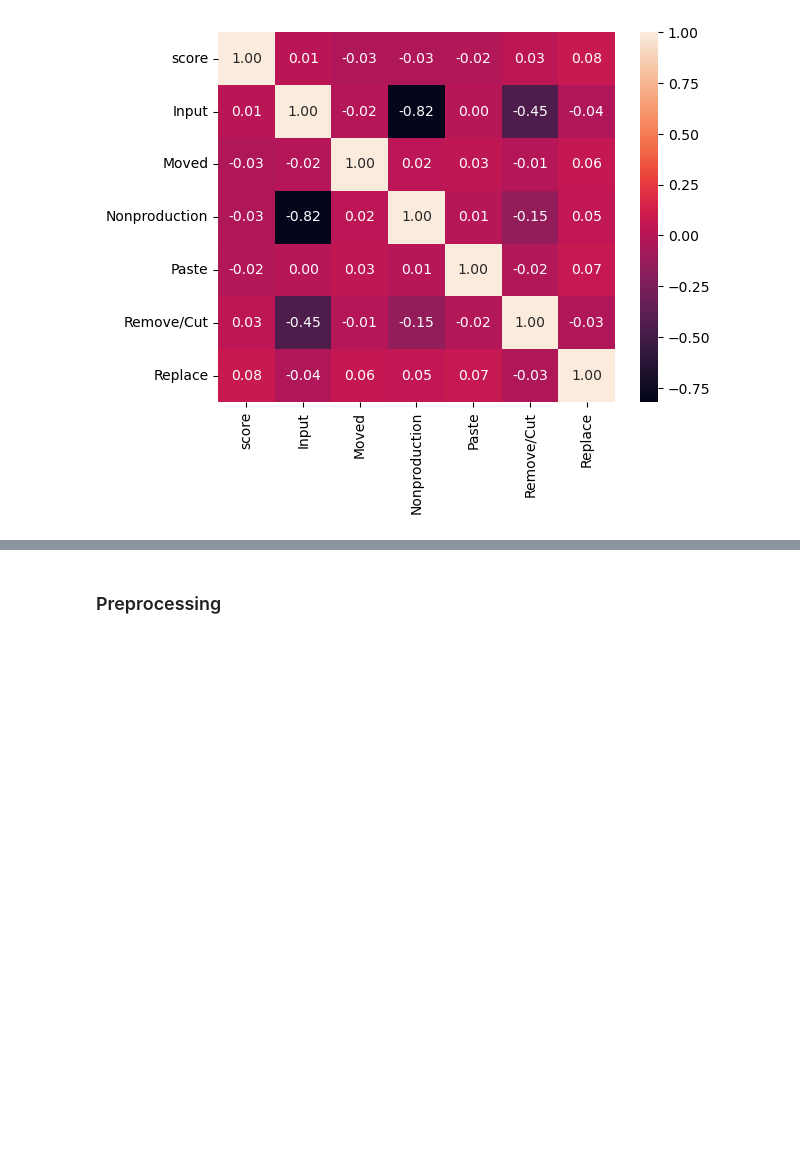
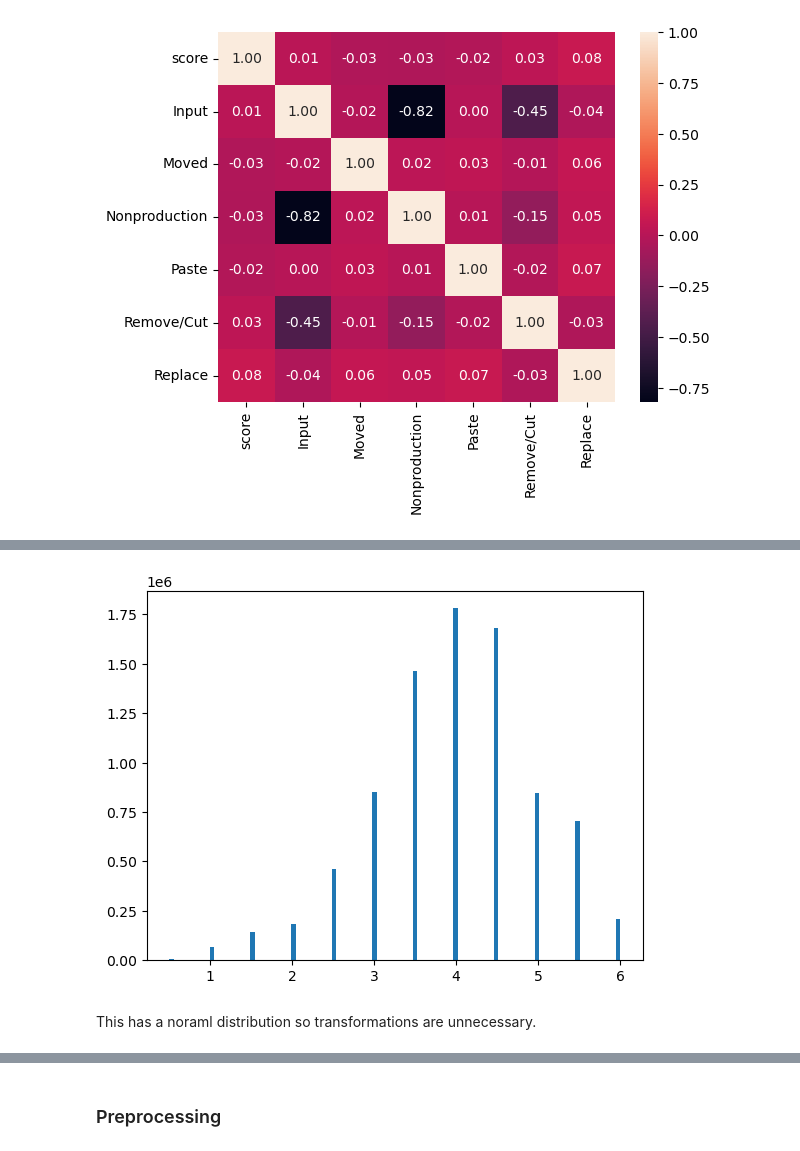
Before and after one commit to DryToaster/writing_competition, a Jupyter notebook: src/final_submission.ipynb, the cells around one changed output, grey strips where cells are left out. Cells and saved outputs as stored; diff of their text form; code cells hidden in the pictures; blank space fills up the shorter version.

```diff
--- a/src/final_submission.ipynb
+++ b/src/final_submission.ipynb
@@ -154,0 +173,8 @@ cleaned_prediction_test = test_logs.drop(columns=['cursor_position','down_event'
+# %%
+# distribution of 'score' to see if it needs to be transformed
+plt.hist(train_df['score'], bins=100)
+plt.show()
+# %% [output]
+[figure, added]
+# %% [markdown]
+This has a noraml distribution so transformations are unnecessary.
```
Also changed, not shown: parts of 20 cells of this notebook.
